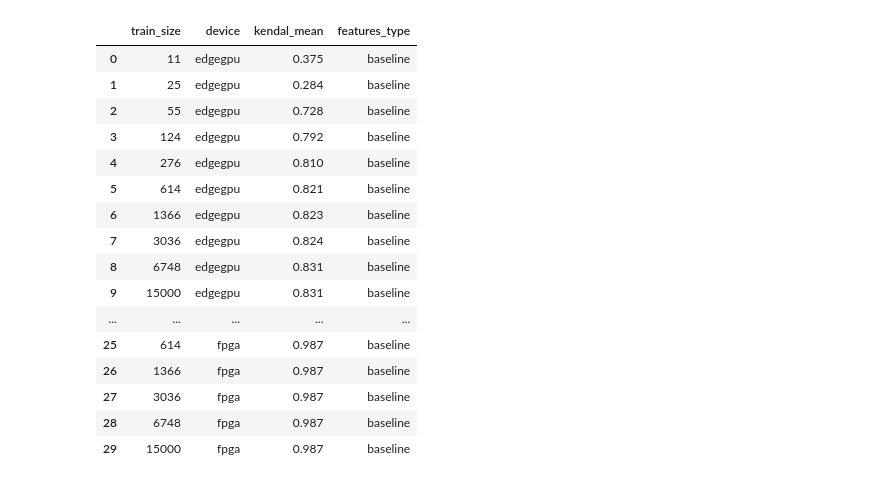
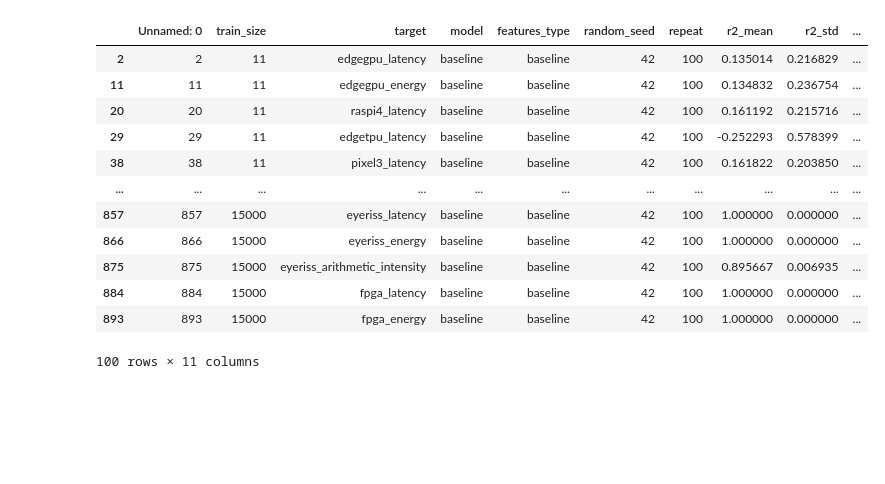
Before and after one commit to PetraVidnerova/performance_prediction, a Jupyter notebook: results.ipynb, the cells around one changed output. Drawn from its saved outputs; the diff is of its cells as text; code cells hidden in the pictures; blank space fills up the shorter version.

```diff
--- a/results.ipynb
+++ b/results.ipynb
@@ -23,22 +15,21 @@ df
 # %%
-baseline = pd.read_csv("baseline.csv")
+baseline = pd.read_csv("results/Linear_result.csv")
+baseline = baseline[baseline["features_type"]=="only_one_hot"]
 baseline["features_type"] = "baseline"
+baseline["model"] = "baseline"
+#baseline["target"] = baseline["device"].apply(lambda x: x+"_energy")
 baseline
 # %% [output]
-|  | train_size | device | kendal_mean | features_type |
-| 0 | 11 | edgegpu | 0.375 | baseline |
-| 1 | 25 | edgegpu | 0.284 | baseline |
-| 2 | 55 | edgegpu | 0.728 | baseline |
-| 3 | 124 | edgegpu | 0.792 | baseline |
-| 4 | 276 | edgegpu | 0.810 | baseline |
-| 5 | 614 | edgegpu | 0.821 | baseline |
-| 6 | 1366 | edgegpu | 0.823 | baseline |
-| 7 | 3036 | edgegpu | 0.824 | baseline |
-| 8 | 6748 | edgegpu | 0.831 | baseline |
-| 9 | 15000 | edgegpu | 0.831 | baseline |
-| ... | ... | ... | ... | ... |
-| 25 | 614 | fpga | 0.987 | baseline |
-| 26 | 1366 | fpga | 0.987 | baseline |
-| 27 | 3036 | fpga | 0.987 | baseline |
-| 28 | 6748 | fpga | 0.987 | baseline |
-| 29 | 15000 | fpga | 0.987 | baseline |
+|  | Unnamed: 0 | train_size | target | model | features_type | random_seed | repeat | r2_mean | r2_std | ... |
+| 2 | 2 | 11 | edgegpu_latency | baseline | baseline | 42 | 100 | 0.135014 | 0.216829 | ... |
+| 11 | 11 | 11 | edgegpu_energy | baseline | baseline | 42 | 100 | 0.134832 | 0.236754 | ... |
+| 20 | 20 | 11 | raspi4_latency | baseline | baseline | 42 | 100 | 0.161192 | 0.215716 | ... |
+| 29 | 29 | 11 | edgetpu_latency | baseline | baseline | 42 | 100 | -0.252293 | 0.578399 | ... |
+| 38 | 38 | 11 | pixel3_latency | baseline | baseline | 42 | 100 | 0.161822 | 0.203850 | ... |
+| ... | ... | ... | ... | ... | ... | ... | ... | ... | ... | ... |
+| 857 | 857 | 15000 | eyeriss_latency | baseline | baseline | 42 | 100 | 1.000000 | 0.000000 | ... |
+| 866 | 866 | 15000 | eyeriss_energy | baseline | baseline | 42 | 100 | 1.000000 | 0.000000 | ... |
+| 875 | 875 | 15000 | eyeriss_arithmetic_intensity | baseline | baseline | 42 | 100 | 0.895667 | 0.006935 | ... |
+| 884 | 884 | 15000 | fpga_latency | baseline | baseline | 42 | 100 | 1.000000 | 0.000000 | ... |
+| 893 | 893 | 15000 | fpga_energy | baseline | baseline | 42 | 100 | 1.000000 | 0.000000 | ... |
+100 rows × 11 columns
```
Also changed, not shown: parts of 5 cells of this notebook.
